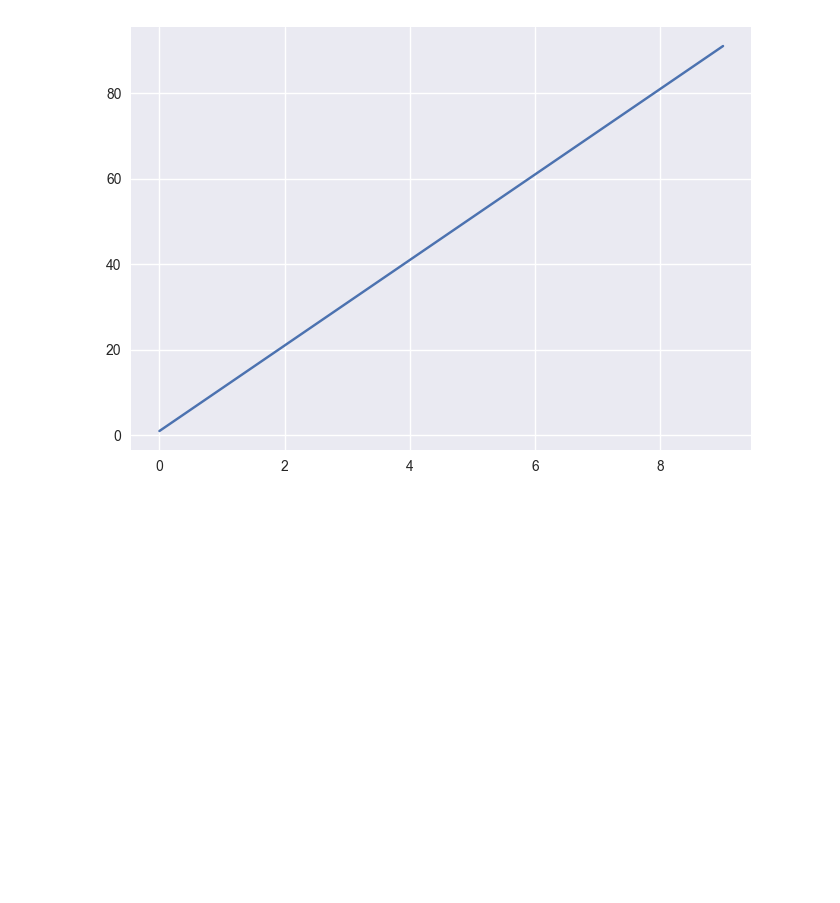
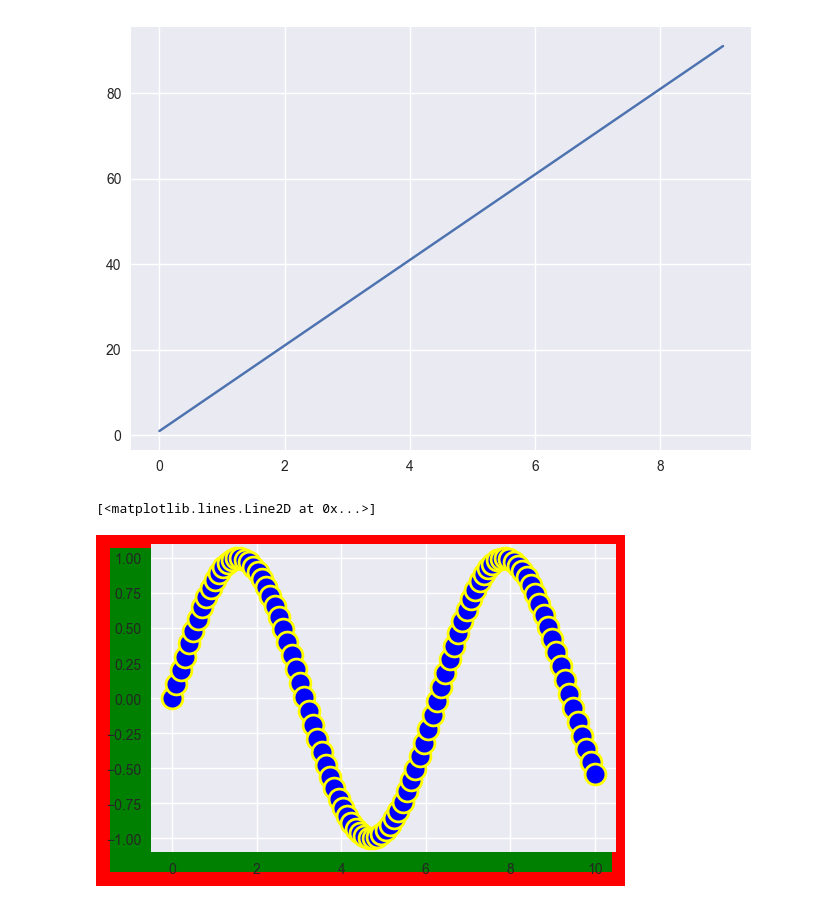
Before and after one commit to AshMaza/python_digipodium, a Jupyter notebook: visualisations.ipynb, the cells around one changed output. Cells and saved outputs as stored; diff of their text form; code cells hidden in the pictures; blank space fills up the shorter version.

Commit message:
graphs

```diff
--- a/visualisations.ipynb
+++ b/visualisations.ipynb
@@ -21,3 +21,11 @@ plt.plot(x)
 # %% [output]
 [<matplotlib.lines.Line2D at 0x...>]
 [figure]
+# %%
+fig=plt.figure(figsize=(6,4),facecolor='green',edgecolor='red',linewidth=20)
+x=np.linspace(0,10,100)
+y=np.sin(x)
+plt.plot(x,y,marker='o',markersize=15,markerfacecolor='blue',markeredgecolor='yellow',markeredgewidth=2)
+# %% [output]
+[<matplotlib.lines.Line2D at 0x...>]
+[figure, added]
```
Also changed, not shown: parts of 7 cells of this notebook.
